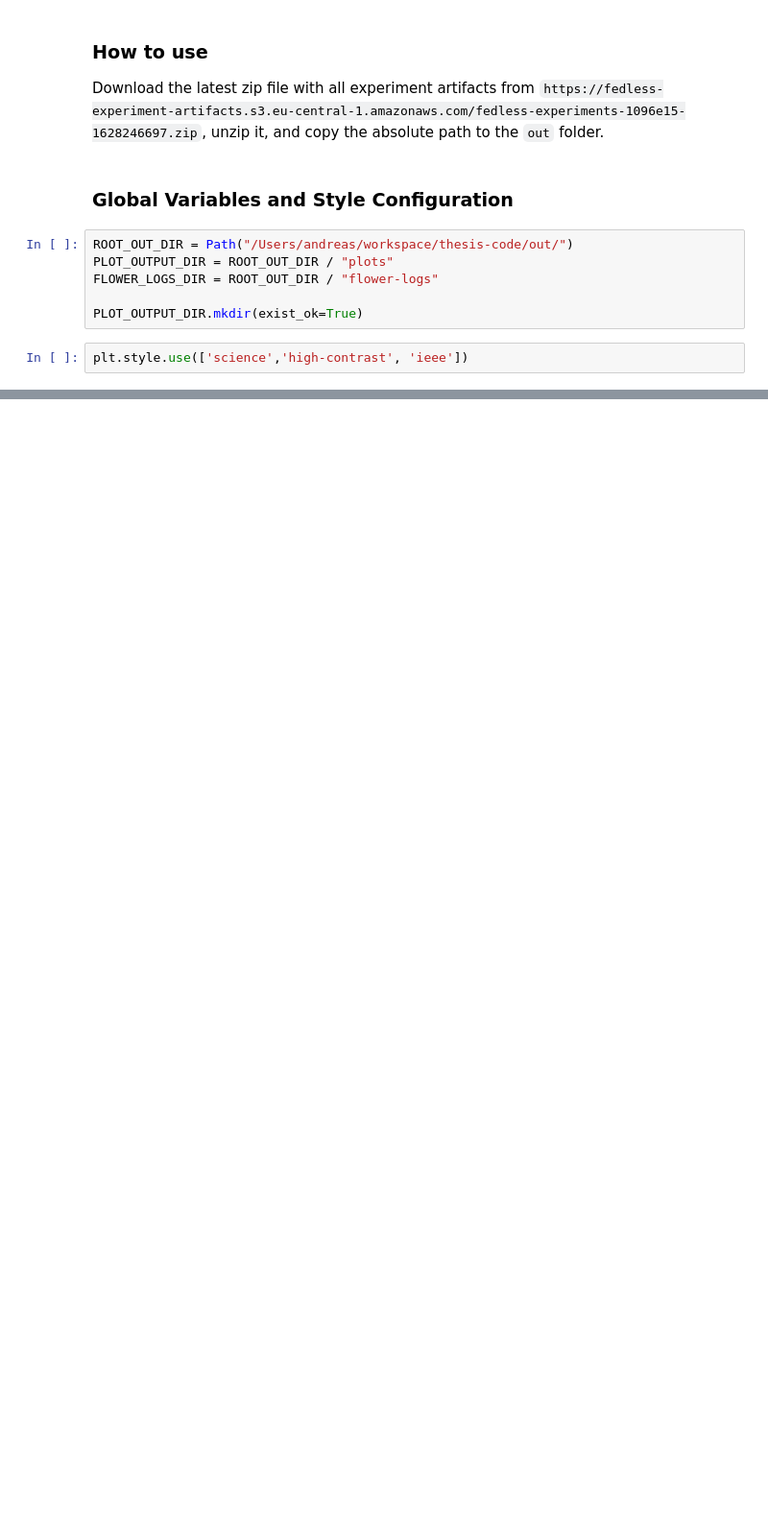
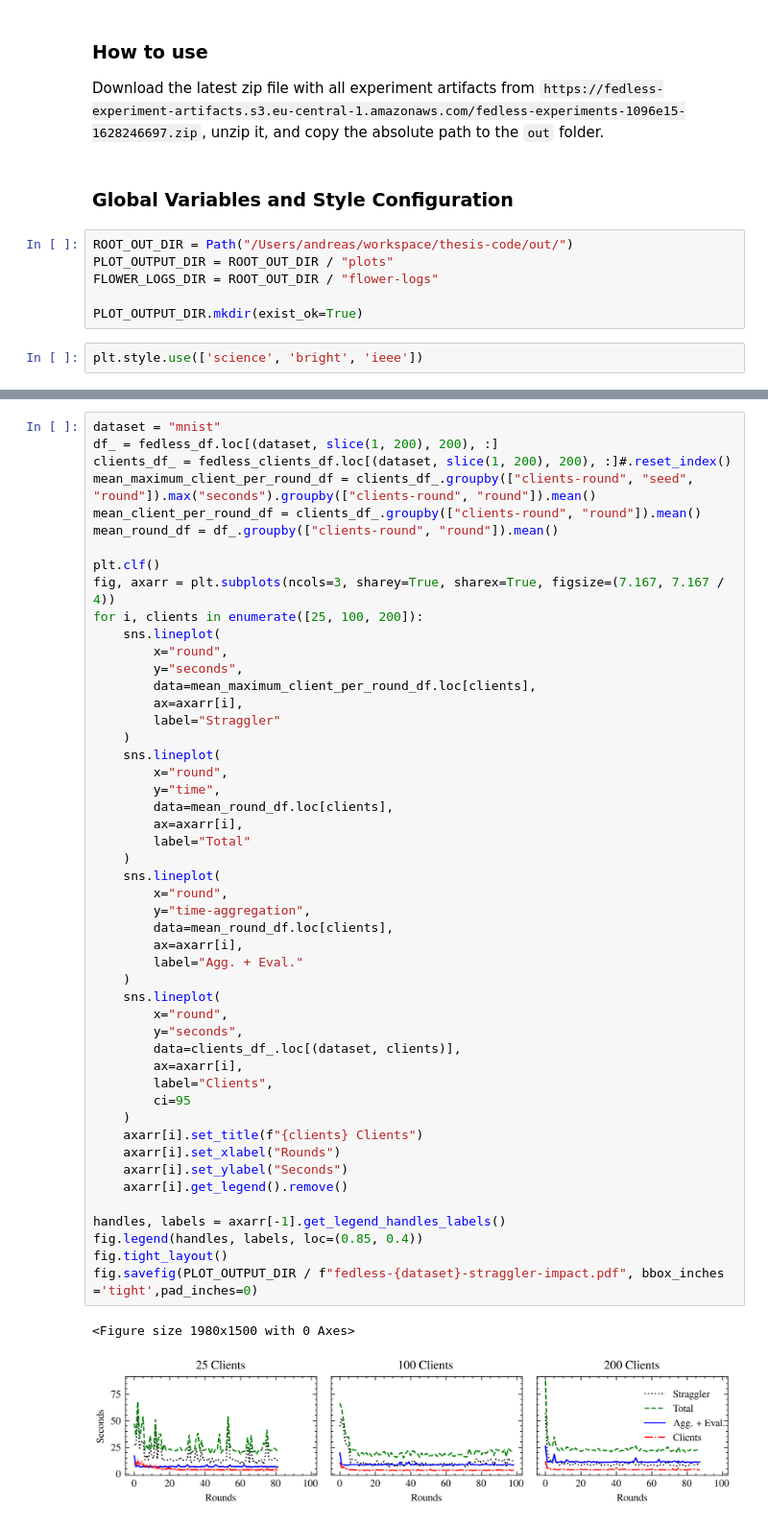
Before and after one commit to Serverless-Federated-Learning/FedLesScan, a Jupyter notebook: experiments/fedless-analysis.ipynb, the cells around one changed output, grey strips where cells are left out. Shown at 96% size. Drawn from its saved outputs; the diff is of its cells as text; blank space fills up the shorter version.

Commit message:
update plots

```diff
--- a/experiments/fedless-analysis.ipynb
+++ b/experiments/fedless-analysis.ipynb
@@ -25,7 +27,7 @@ FLOWER_LOGS_DIR = ROOT_OUT_DIR / "flower-logs"
 
 PLOT_OUTPUT_DIR.mkdir(exist_ok=True)
 # %%
-plt.style.use(['science','high-contrast', 'ieee'])
+plt.style.use(['science', 'bright', 'ieee'])
 # %%
 flower_df = process_flower_logs(FLOWER_LOGS_DIR)
 fedkeeper_df, fedkeeper_clients_df = read_fedless_logs(f"{ROOT_OUT_DIR}/fedkeeper*-*-*-*-*-*-*")
@@ -33,0 +52,52 @@ fedless_dp_df, fedless_dp_clients_df = read_fedless_logs(f"{ROOT_OUT_DIR}/fedles
+# %%
+dataset = "mnist"
+df_ = fedless_df.loc[(dataset, slice(1, 200), 200), :]
+clients_df_ = fedless_clients_df.loc[(dataset, slice(1, 200), 200), :]#.reset_index()
+mean_maximum_client_per_round_df = clients_df_.groupby(["clients-round", "seed", "round"]).max("seconds").groupby(["clients-round", "round"]).mean()
+mean_client_per_round_df = clients_df_.groupby(["clients-round", "round"]).mean()
+mean_round_df = df_.groupby(["clients-round", "round"]).mean()
+
+plt.clf()
+fig, axarr = plt.subplots(ncols=3, sharey=True, sharex=True, figsize=(7.167, 7.167 / 4))
+for i, clients in enumerate([25, 100, 200]):
+    sns.lineplot(
+        x="round",
+        y="seconds",
+        data=mean_maximum_client_per_round_df.loc[clients],
+        ax=axarr[i],
+        label="Straggler"
+    )
+    sns.lineplot(
+        x="round",
+        y="time",
+        data=mean_round_df.loc[clients],
+        ax=axarr[i],
+        label="Total"
+    )
+    sns.lineplot(
+        x="round",
+        y="time-aggregation",
+        data=mean_round_df.loc[clients],
+        ax=axarr[i],
+        label="Agg. + Eval."
+    )
+    sns.lineplot(
+        x="round",
+        y="seconds",
+        data=clients_df_.loc[(dataset, clients)],
+        ax=axarr[i],
+        label="Clients",
+        ci=95
+    )
+    axarr[i].set_title(f"{clients} Clients")
+    axarr[i].set_xlabel("Rounds")
+    axarr[i].set_ylabel("Seconds")
+    axarr[i].get_legend().remove()
+
+handles, labels = axarr[-1].get_legend_handles_labels()
+fig.legend(handles, labels, loc=(0.85, 0.4))
+fig.tight_layout()
+fig.savefig(PLOT_OUTPUT_DIR / f"fedless-{dataset}-straggler-impact.pdf", bbox_inches ='tight',pad_inches=0)
+# %% [output]
+<Figure size 1980x1500 with 0 Axes>
+[figure, added]
```
Also changed, not shown: parts of 47 cells of this notebook, 2 other files.
